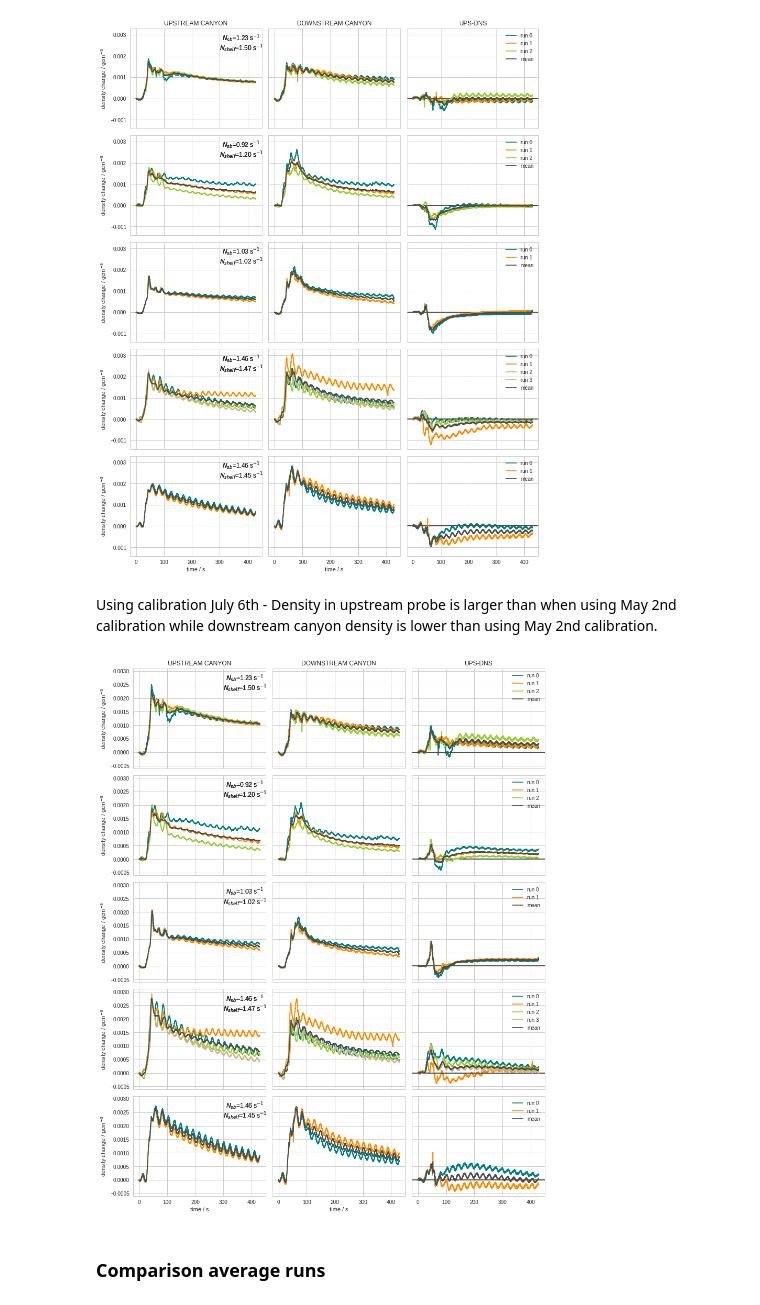
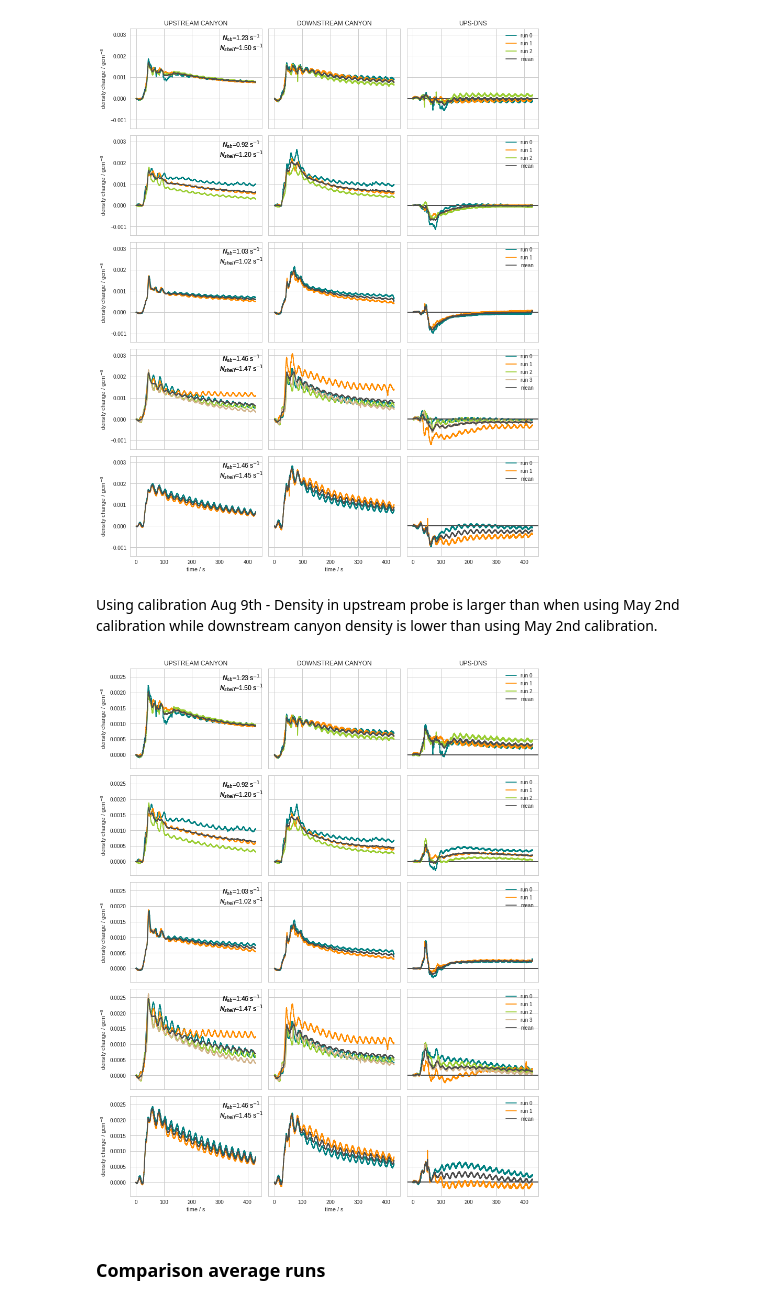
Before and after one commit to UBC-MOAD/MultipleCanyons, a Jupyter notebook: lab/Conduino/notebooks/all_experiments_two_canyons.ipynb, the cells around one changed output. Saved outputs shown, nothing was run; the diff lists cells and outputs as text; code cells hidden in the pictures.

Commit message:
Added calibration August 9th

```diff
--- a/lab/Conduino/notebooks/all_experiments_two_canyons.ipynb
+++ b/lab/Conduino/notebooks/all_experiments_two_canyons.ipynb
@@ -215,7 +215,7 @@ plt.tight_layout()
 # %% [output]
 [figure]
 # %% [markdown]
-Using calibration July 6th - Density in upstream probe is larger than when using May 2nd calibration while downstream canyon density is lower than using May 2nd calibration.
+Using calibration Aug 9th - Density in upstream probe is larger than when using May 2nd calibration while downstream canyon density is lower than using May 2nd calibration.
 # %%
 fig, ax = plt.subplots(exp_num, 3, figsize=(12,exp_num*3), sharey=True, sharex=True)
 
@@ -227,36 +227,36 @@ for exp, kk in zip(exp_dicts, range(exp_num)):
     avg1 = np.zeros_like(time)
     avg2 = np.zeros_like(time)
     avg3 = np.zeros_like(time)
 
     for ii,col in zip(range(len(exp['run_files'])),colors):
         filepath = exp['dir']+exp['run_files'][ii]
         mat = sio.loadmat(filepath, squeeze_me=True)
         P1 = mat['ch1']
         P2 = mat['ch2']
         time = mat['time']
-        dens1 = ctools.densANK1_06Jul19(P1)
-        dens2 = ctools.densANK2_06Jul19(P2)
+        dens1 = ctools.densANK1_09Aug19(P1)
+        dens2 = ctools.densANK2_09Aug19(P2)
         ax[kk,0].plot(time, dens1-dens1[0],'-',color=col, label='run %d' %ii)
         ax[kk,1].plot(time, dens2-dens2[0],'-',color=col, label='run %d' %ii)
         ax[kk,2].axhline(0, color='0.3')
         ax[kk,2].plot(time, (dens1-dens1[0])-(dens2-dens2[0]),'-',color=col, label='run %d' %ii)
         ax[kk,0].text(0.70,0.88,'$N_{sb}$=%1.2f s$^{-1}$' %exp["Nsb"], transform=ax[kk,0].transAxes)
         ax[kk,0].text(0.68,0.78,'$N_{shelf}$=%1.2f s$^{-1}$' %exp["Nshelf"], transform=ax[kk,0].transAxes)
         avg1 = avg1+(dens1-dens1[0])
         avg2 = avg2+(dens2-dens2[0])
         avg3 = avg3+((dens1-dens1[0])-(dens2-dens2[0]))
 
     ax[kk,0].plot(time, avg1/(len(exp['run_files'])),'-',color='0.3', label='mean')
     ax[kk,1].plot(time, avg2/(len(exp['run_files'])),'-',color='0.3', label='mean')
     ax[kk,2].plot(time, avg3/(len(exp['run_files'])),'-',color='0.3', label='mean')
     ax[kk,0].set_ylabel('density change / gcm$^{-3}$')
     ax[kk,2].legend(bbox_to_anchor=(1,1))
 
 ax[kk,0].set_xlabel('time / s')
 ax[kk,1].set_xlabel('time / s')
 plt.tight_layout()
 # %% [output]
-[figure, old version]
+[figure, new version]
 # %% [markdown]
 ### Comparison average runs
 # %% [markdown]
```
Also changed, not shown: parts of 3 cells of this notebook, 3 other files.
